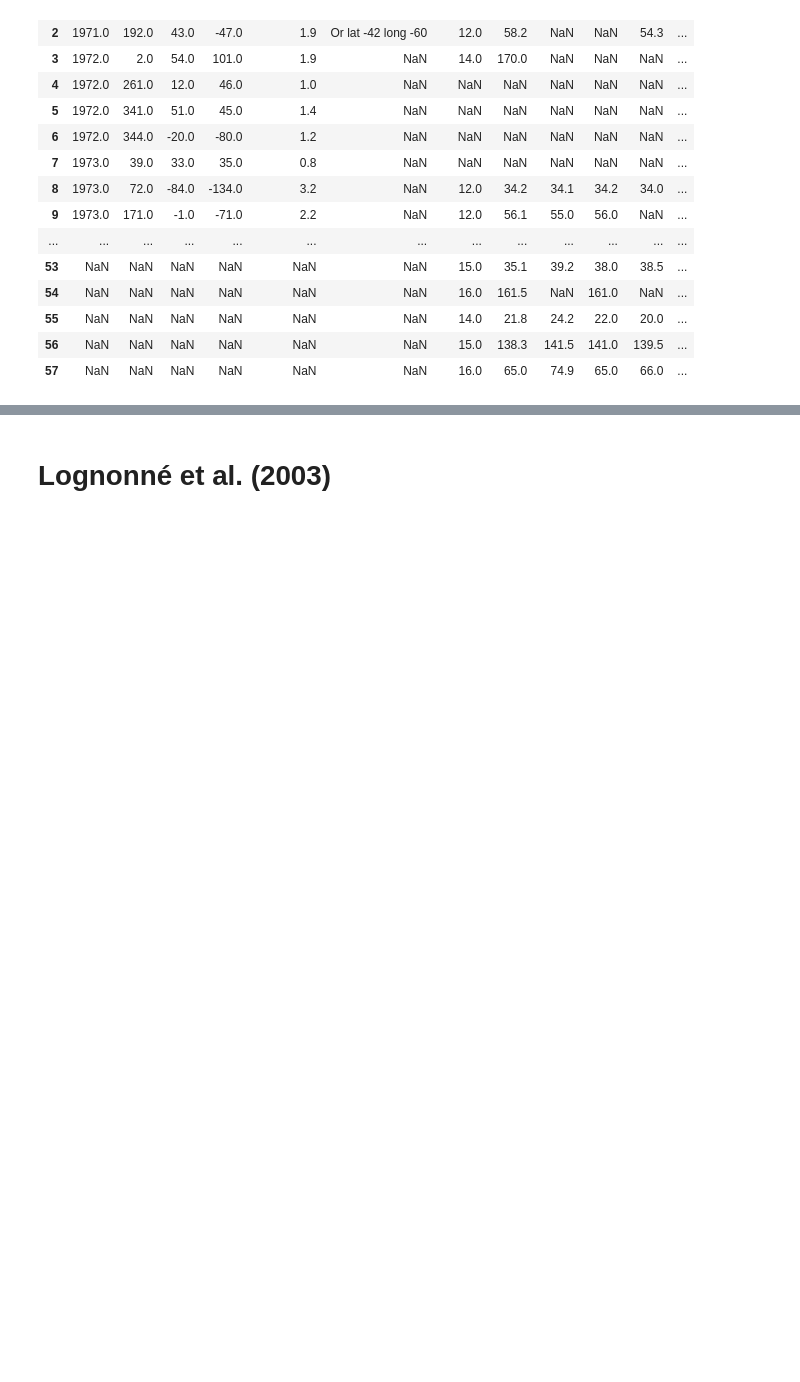
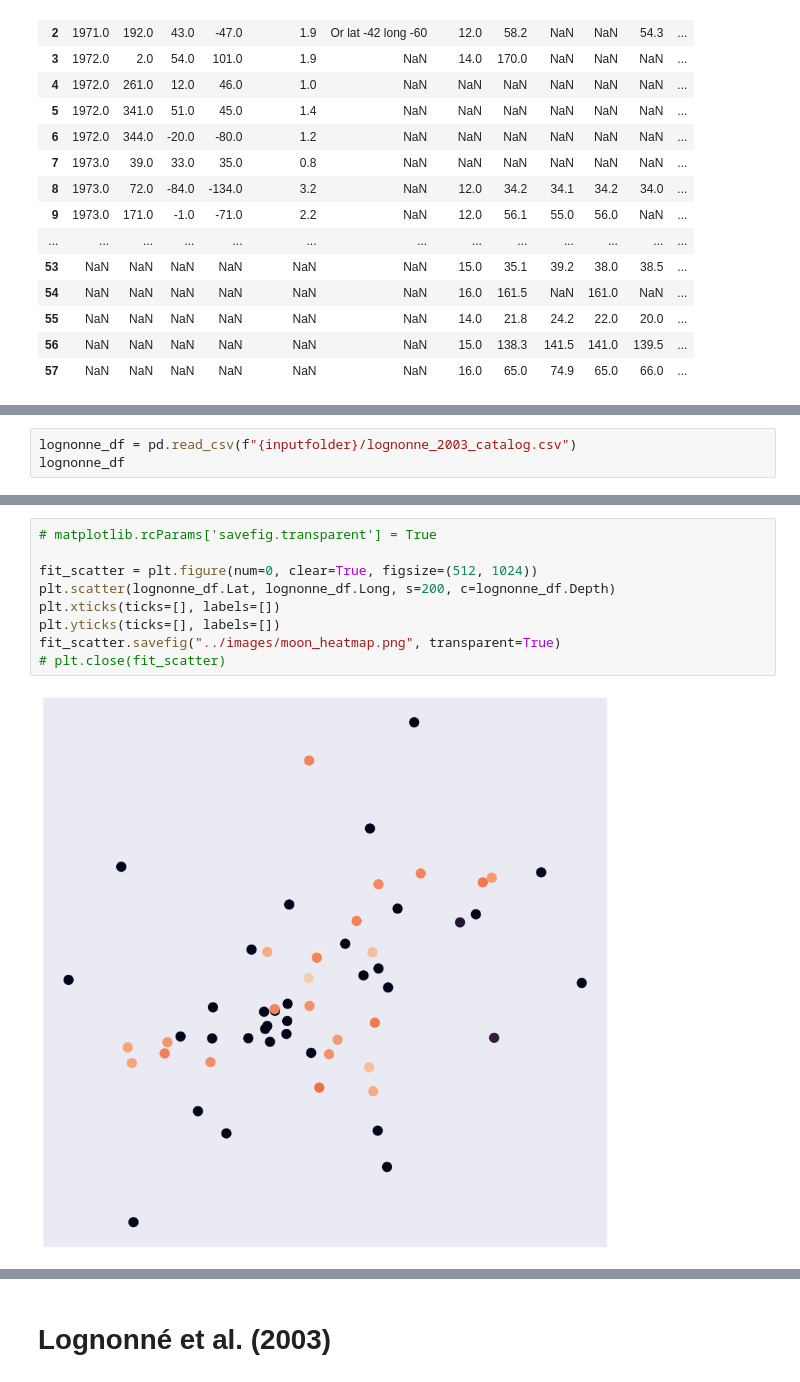
Before and after one commit to ivanmm25/space_seismologists, a Jupyter notebook: etl/load_data.ipynb, the cells around one changed output, grey strips where cells are left out. Saved outputs shown, nothing was run; the diff lists cells and outputs as text; blank space fills up the shorter version.

Commit message:
Heatmap transparent image + changes

```diff
--- a/etl/load_data.ipynb
+++ b/etl/load_data.ipynb
@@ -114,0 +121,3 @@ locations_arrivals_nakamura_sm
+# %%
+lognonne_df = pd.read_csv(f"{inputfolder}/lognonne_2003_catalog.csv")
+lognonne_df
@@ -114,0 +143,11 @@ locations_arrivals_nakamura_sm
+# %%
+# matplotlib.rcParams['savefig.transparent'] = True
+
+fit_scatter = plt.figure(num=0, clear=True, figsize=(512, 1024))
+plt.scatter(lognonne_df.Lat, lognonne_df.Long, s=200, c=lognonne_df.Depth)
+plt.xticks(ticks=[], labels=[])
+plt.yticks(ticks=[], labels=[])
+fit_scatter.savefig("../images/moon_heatmap.png", transparent=True)
+# plt.close(fit_scatter)
+# %% [output]
+[figure, added]
```
Also changed, not shown: parts of 4 cells of this notebook, 1 other file.
